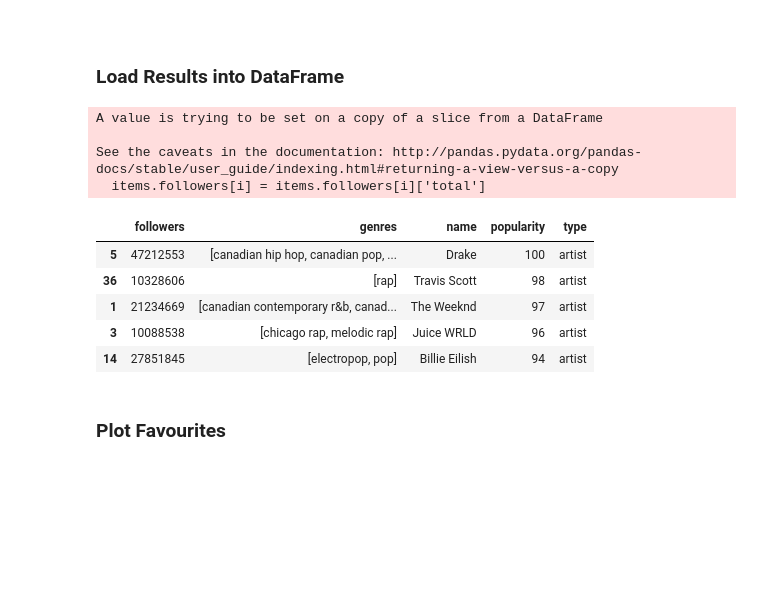
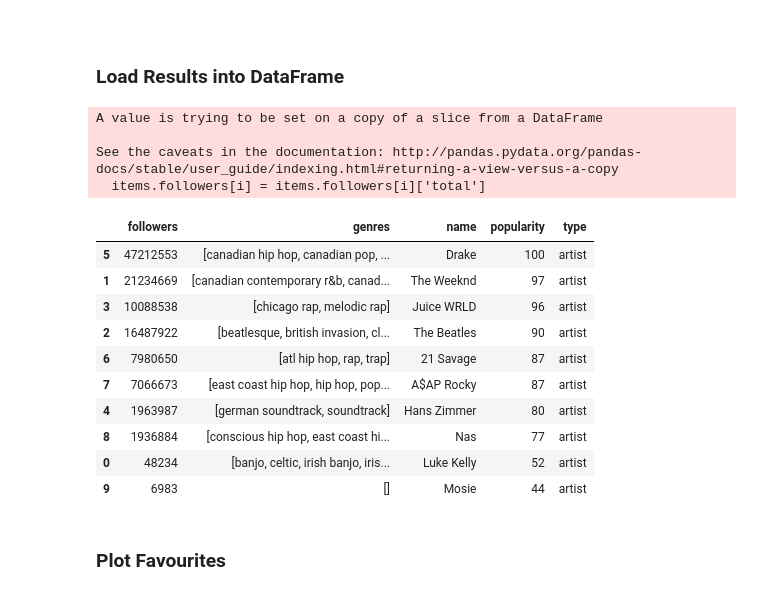
Before and after one commit to jacKlinc/spotify-usage-analysis, a Jupyter notebook: notebooks/1_spotipy_scraping_src.ipynb, the cells around one changed output. Saved outputs shown, nothing was run; the diff lists cells and outputs as text; code cells hidden in the pictures; blank space fills up the shorter version.

Commit message:
Refactored Spotify Connect and added to Streamlit app (working)

```diff
--- a/notebooks/1_spotipy_scraping_src.ipynb
+++ b/notebooks/1_spotipy_scraping_src.ipynb
@@ -15,21 +15,26 @@ from client_secret import *
 # %% [markdown]
 ## Spotify API Connection
 # %%
+def spotify_connect(user_scope, redirect_uri, artist_limit, time_range):
+    """Connects to Spotify API, returning user's top artists"""
+
+    # Load in secret keys
+    client_credentials_manager = SpotifyClientCredentials(client_id=client_id, client_secret=client_secret)
+    client = spotipy.Spotify(client_credentials_manager=client_credentials_manager)
+
+    # Create security token
+    security_token = util.prompt_for_user_token(username, user_scope, client_id=client_id, client_secret=client_secret, redirect_uri=redirect_uri)
+
+    # Gets favourite artists
+    if security_token:
+        spotify_client = spotipy.Spotify(auth=security_token)
+        spotify_client.trace = False
+        # Loop through time ranges
+        for r in time_range:
+            results = spotify_client.current_user_top_artists(time_range=r, limit=artist_limit)
+        return results
+
 scope = "user-top-read"
 redirect_uri = "http://localhost:8080"
 
-# Load in secret keys
-client_credentials_manager = SpotifyClientCredentials(client_id=client_id, client_secret=client_secret)
-sp = spotipy.Spotify(client_credentials_manager=client_credentials_manager)
-
-# Create security token
-token = util.prompt_for_user_token(username, scope, client_id=client_id, client_secret=client_secret, redirect_uri=redirect_uri)
-
-# Gets favourite artists
-if token:
-    sp = spotipy.Spotify(auth=token)
-    sp.trace = False
-    ranges = ['short_term', 'medium_term', 'long_term']
-    for r in ranges:
-        # Limited to 50 artists over all time ranges
-        results = sp.current_user_top_artists(time_range=r, limit=50)
+results = spotify_connect(scope, redirect_uri, 10, ['short_term', 'medium_term', 'long_term'])
@@ -38,30 +54,35 @@ if token:
 ### Load Results into DataFrame
 # %%
 def make_df(response):
-    """Pass results from Spotfy API call and return cleaned DataFrame"""
+    """Pass results from Spotfy API call and returns cleaned DataFrame"""
     items = pd.DataFrame(response['items'])
     # Drop unnecessary columns
     items = items.drop(['external_urls', 'href', 'id', 'images', 'uri'], axis=1)
     # Followes column needs cleaning
     for i in range(0, len(items)):
         items.followers[i] = items.followers[i]['total']
 
     items = items.sort_values(by='popularity', ascending=False)
     return items
 
 artists = make_df(results)
-artists.head()
+artists
 # %% [output]
 A value is trying to be set on a copy of a slice from a DataFrame
 
 See the caveats in the documentation: http://pandas.pydata.org/pandas-docs/stable/user_guide/indexing.html#returning-a-view-versus-a-copy
   items.followers[i] = items.followers[i]['total']
 |  | followers | genres | name | popularity | type |
 | 5 | 47212553 | [canadian hip hop, canadian pop, ... | Drake | 100 | artist |
-| 36 | 10328606 | [rap] | Travis Scott | 98 | artist |
 | 1 | 21234669 | [canadian contemporary r&b, canad... | The Weeknd | 97 | artist |
 | 3 | 10088538 | [chicago rap, melodic rap] | Juice WRLD | 96 | artist |
-| 14 | 27851845 | [electropop, pop] | Billie Eilish | 94 | artist |
+| 2 | 16487922 | [beatlesque, british invasion, cl... | The Beatles | 90 | artist |
+| 6 | 7980650 | [atl hip hop, rap, trap] | 21 Savage | 87 | artist |
+| 7 | 7066673 | [east coast hip hop, hip hop, pop... | A$AP Rocky | 87 | artist |
+| 4 | 1963987 | [german soundtrack, soundtrack] | Hans Zimmer | 80 | artist |
+| 8 | 1936884 | [conscious hip hop, east coast hi... | Nas | 77 | artist |
+| 0 | 48234 | [banjo, celtic, irish banjo, iris... | Luke Kelly | 52 | artist |
+| 9 | 6983 | [] | Mosie | 44 | artist |
 # %% [markdown]
 ### Plot Favourites
 # %%
```
Also changed, not shown: parts of 2 cells of this notebook, 1 other file.
